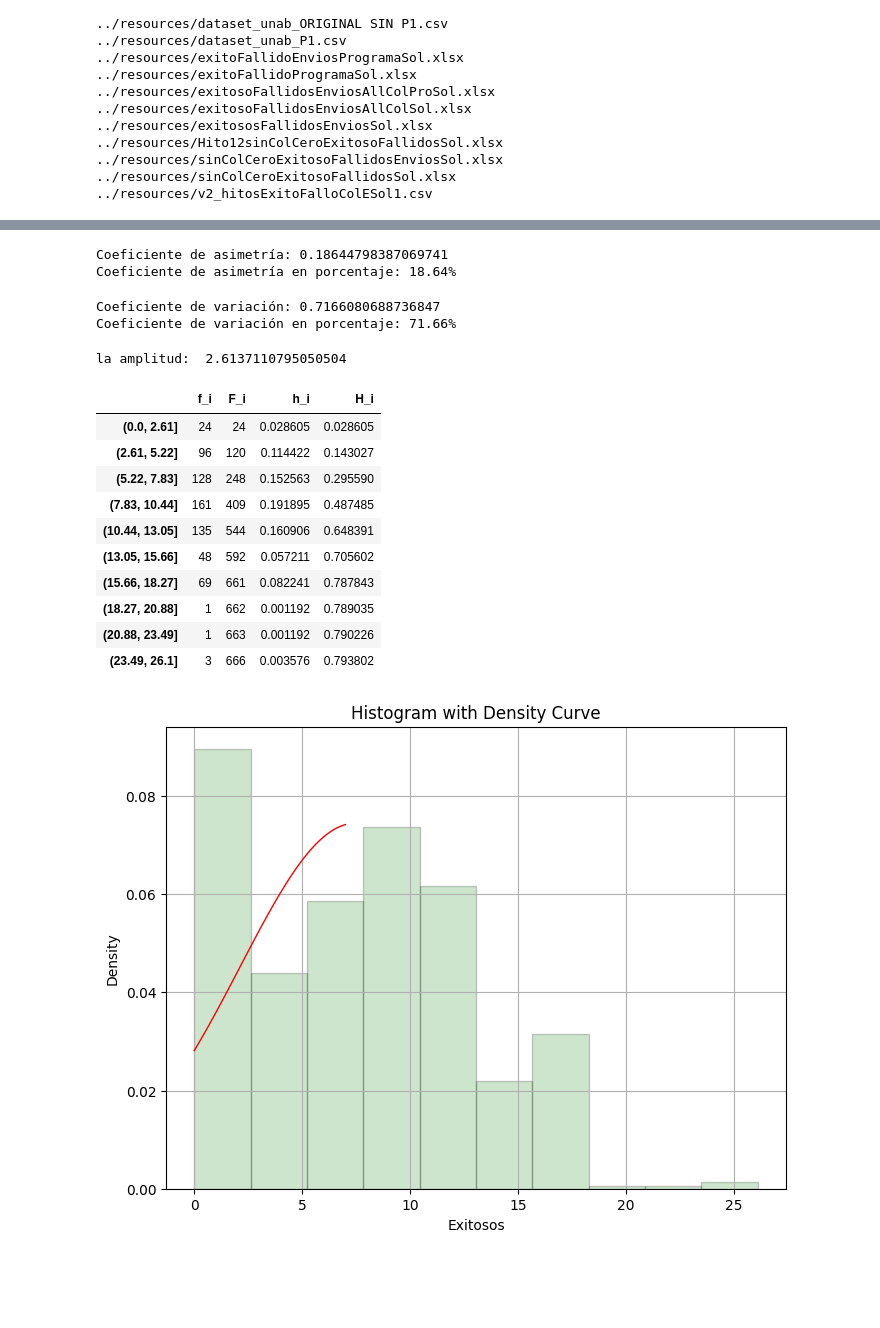
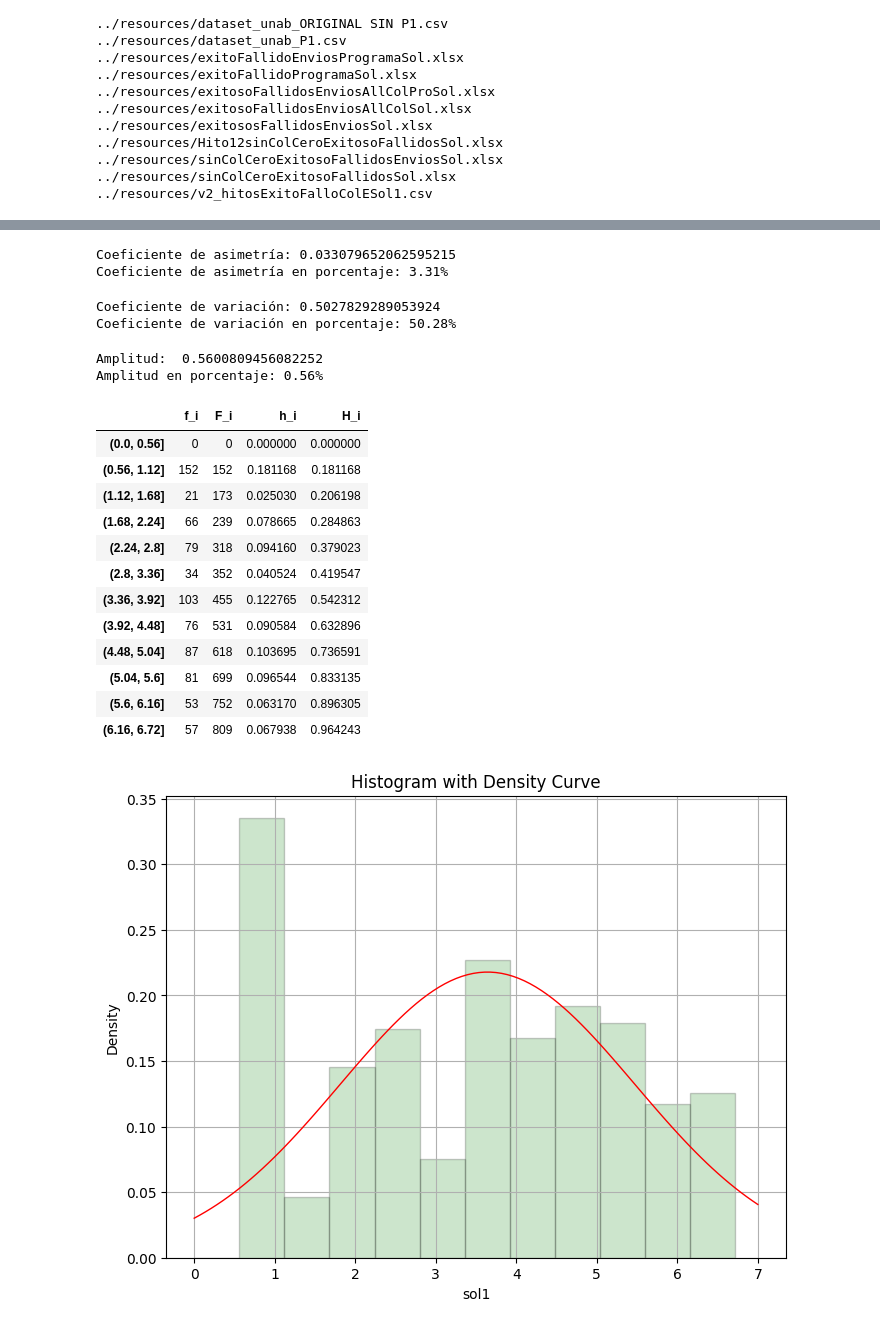
Before and after one commit to tonporaqui/tesis, a Jupyter notebook: jupyter_notebook/notebooks/analisis_datos.ipynb, the cells around one changed output, grey strips where cells are left out. Saved outputs shown, nothing was run; the diff lists cells and outputs as text; code cells hidden in the pictures; blank space fills up the shorter version.

```diff
--- a/jupyter_notebook/notebooks/analisis_datos.ipynb
+++ b/jupyter_notebook/notebooks/analisis_datos.ipynb
@@ -39,6 +39,7 @@ from custom import funtions
 ../resources/sinColCeroExitosoFallidosSol.xlsx
 ../resources/v2_hitosExitoFalloColESol1.csv
 # %%
-df = pd.read_excel(open('../resources/exitososFallidosEnviosSol.xlsx','rb'))
+# df = pd.read_excel(open('../resources/exitososFallidosEnviosSol.xlsx','rb'))
+df = pd.read_csv("../resources/v2_hitosExitoFalloColESol1.csv", delimiter=";", skipinitialspace=True)
 df.head()
 # %% [output]
@@ -126,12 +142,12 @@ def c_skew(x):
     skew = m3 / (np.std(x, axis=0) ** 3)
     skew_percent = skew * 100
     return skew, skew_percent
-skewness, skewness_percent = c_skew(df['exitosos'])
+skewness, skewness_percent = c_skew(df['sol1'])
 print("Coeficiente de asimetría:", skewness)
 print("Coeficiente de asimetría en porcentaje: {:.2f}%".format(skewness_percent))
 # %% [output]
-Coeficiente de asimetría: 0.18644798387069741
-Coeficiente de asimetría en porcentaje: 18.64%
+Coeficiente de asimetría: 0.033079652062595215
+Coeficiente de asimetría en porcentaje: 3.31%
 # %%
 # Coeficiente de variación
 def coef_var(x):
@@ -141,60 +157,64 @@ def coef_var(x):
     cv_percent = cv * 100
     return cv, cv_percent
 
-cv, cv_percent = coef_var(df['exitosos'])
+cv, cv_percent = coef_var(df['sol1'])
 print("Coeficiente de variación:", cv)
 print("Coeficiente de variación en porcentaje: {:.2f}%".format(cv_percent))
 # %% [output]
-Coeficiente de variación: 0.7166080688736847
-Coeficiente de variación en porcentaje: 71.66%
+Coeficiente de variación: 0.5027829289053924
+Coeficiente de variación en porcentaje: 50.28%
 # %%
 # Eliminar filas con valores faltantes
 data2 = df.dropna()
 # %%
 #Obteniendo amplitud
-n = len(data2['exitosos'])
-amplitud = (np.nanmax(data2['exitosos']) - np.nanmin(data2['exitosos'])) / (1 + 3.322 * np.log10(n))
-print('la amplitud: ', amplitud)
+n = len(data2['sol1'])
+amplitud = (np.nanmax(data2['sol1']) - np.nanmin(data2['sol1'])) / (1 + 3.322 * np.log10(n))
+print('Amplitud: ', amplitud)
+print("Amplitud en porcentaje: {:.2f}%".format(amplitud))
 # %% [output]
-la amplitud:  2.6137110795050504
+Amplitud:  0.5600809456082252
+Amplitud en porcentaje: 0.56%
 # %%
 # Tabla de frecuencias
-data2['exitosos.cut'] = pd.cut(data2['exitosos'], bins=np.arange(0, 28, 2.61))
-f_i = data2['exitosos.cut'].value_counts().sort_index().values
+data2['sol1.cut'] = pd.cut(data2['sol1'], bins=np.arange(0, 7, 0.56))
+f_i = data2['sol1.cut'].value_counts().sort_index().values
 F_i = f_i.cumsum()
-h_i = f_i / len(data2['exitosos'])
-H_i = F_i / len(data2['exitosos'])
+h_i = f_i / len(data2['sol1'])
+H_i = F_i / len(data2['sol1'])
 
-table = pd.DataFrame({'f_i': f_i, 'F_i': F_i, 'h_i': h_i, 'H_i': H_i}, index=data2['exitosos.cut'].value_counts().sort_index().index)
+table = pd.DataFrame({'f_i': f_i, 'F_i': F_i, 'h_i': h_i, 'H_i': H_i}, index=data2['sol1.cut'].value_counts().sort_index().index)
 display(table)
 # %% [output]
 |  | f_i | F_i | h_i | H_i |
-| (0.0, 2.61] | 24 | 24 | 0.028605 | 0.028605 |
-| (2.61, 5.22] | 96 | 120 | 0.114422 | 0.143027 |
-| (5.22, 7.83] | 128 | 248 | 0.152563 | 0.295590 |
-| (7.83, 10.44] | 161 | 409 | 0.191895 | 0.487485 |
-| (10.44, 13.05] | 135 | 544 | 0.160906 | 0.648391 |
-| (13.05, 15.66] | 48 | 592 | 0.057211 | 0.705602 |
-| (15.66, 18.27] | 69 | 661 | 0.082241 | 0.787843 |
-| (18.27, 20.88] | 1 | 662 | 0.001192 | 0.789035 |
-| (20.88, 23.49] | 1 | 663 | 0.001192 | 0.790226 |
-| (23.49, 26.1] | 3 | 666 | 0.003576 | 0.793802 |
+| (0.0, 0.56] | 0 | 0 | 0.000000 | 0.000000 |
+| (0.56, 1.12] | 152 | 152 | 0.181168 | 0.181168 |
+| (1.12, 1.68] | 21 | 173 | 0.025030 | 0.206198 |
+| (1.68, 2.24] | 66 | 239 | 0.078665 | 0.284863 |
+| (2.24, 2.8] | 79 | 318 | 0.094160 | 0.379023 |
+| (2.8, 3.36] | 34 | 352 | 0.040524 | 0.419547 |
+| (3.36, 3.92] | 103 | 455 | 0.122765 | 0.542312 |
+| (3.92, 4.48] | 76 | 531 | 0.090584 | 0.632896 |
+| (4.48, 5.04] | 87 | 618 | 0.103695 | 0.736591 |
+| (5.04, 5.6] | 81 | 699 | 0.096544 | 0.833135 |
+| (5.6, 6.16] | 53 | 752 | 0.063170 | 0.896305 |
+| (6.16, 6.72] | 57 | 809 | 0.067938 | 0.964243 |
 # %%
 # Histograma con curva de densidad
 plt.figure(figsize=(8, 6))
-plt.hist(data2['exitosos'], bins=np.arange(0, 28, 2.61), density=True, color='green', alpha=0.2, edgecolor='black')
-mu = np.mean(data2['exitosos'])
-sigma = np.std(data2['exitosos'])
+plt.hist(data2['sol1'], bins=np.arange(0, 7, 0.56), density=True, color='green', alpha=0.2, edgecolor='black')
+mu = np.mean(data2['sol1'])
+sigma = np.std(data2['sol1'])
 x = np.linspace(0, 7, 100)
 plt.plot(x, norm.pdf(x, mu, sigma), color='red', linewidth=1)
-plt.xlabel('Exitosos')
+plt.xlabel('sol1')
 plt.ylabel('Density')
 plt.title('Histogram with Density Curve')
 plt.grid(True)
 plt.show()
 #plt.savefig('E:\\dev\\tesis\\LaTeX\\img\\histogramaConCurvaDeDensidad.png')
 # %% [output]
-[figure, old version]
+[figure, new version]
 # %%
 # Distribución empírica acumulada
 plt.figure(figsize=(8, 6))
```
Also changed, not shown: parts of 15 cells of this notebook, 1 other file.
